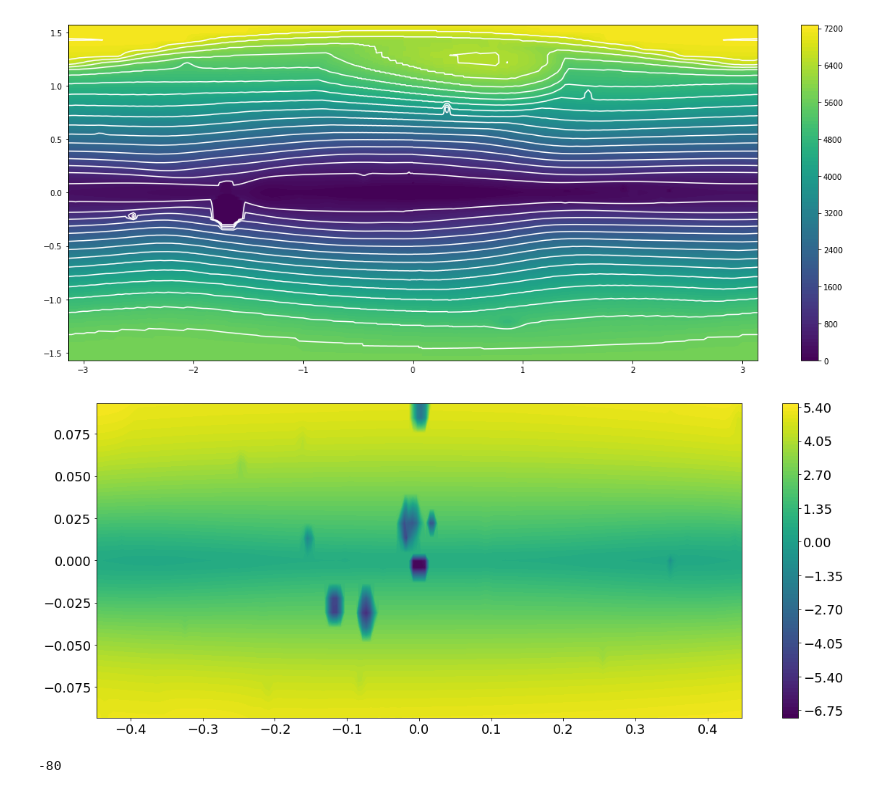
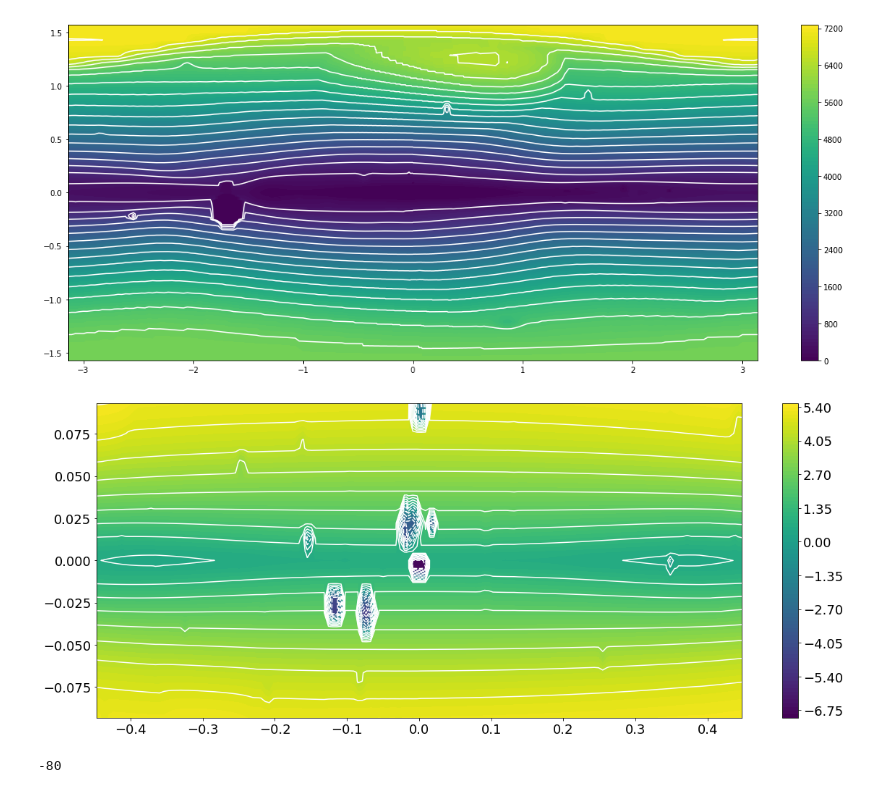
Before and after one commit to bbrzycki/scintillation_map, a Jupyter notebook: scintillation_map.ipynb, the cells around one changed output. Drawn from its saved outputs; the diff is of its cells as text; code cells hidden in the pictures.

```diff
--- a/scintillation_map.ipynb
+++ b/scintillation_map.ipynb
@@ -76,7 +76,7 @@ import numpy as np
 import pylab as plt
 from matplotlib import ticker, cm
 
-ra = np.linspace(-np.pi, np.pi, )
+ra = np.linspace(-np.pi, np.pi, 40)
 dec= np.linspace(-np.pi/2, np.pi/2, 20)
 X,Y = np.meshgrid(ra,dec)
 
@@ -84,7 +84,12 @@ fig = plt.figure(figsize=(12,8))
 # ax = plt.subplot(111, projection = 'mollweide')
 ax = plt.subplot(111, projection = 'aitoff')
 
-
+scint = np.empty((len(dec), len(ra)))
+for y in range(len(dec)):
+    for x in range(len(ra)):
+#         print(x, y)
+        output = subprocess.run(['./run_NE2001.pl', str(ra[x]*180/np.pi), str(dec[y]*180/np.pi), str(dist), '-1', 'SCINTIME'], stdout=subprocess.PIPE).stdout.decode('utf-8')
+        scint[y][x] = float(output.split()[2])
 
 # plt.grid(color='k')
 ax.contour(X,Y,scint,10,colors='k')
@@ -95,3 +102,26 @@ plt.show()
+# %%
+dists = [1, 4, 8, 12, 16, 20]
+ra = np.linspace(-np.pi, np.pi, 40)
+dec= np.linspace(-np.pi/2, np.pi/2, 20)
+X,Y = np.meshgrid(ra,dec)
+
+fig = plt.figure(figsize=(12,8))
+# ax = plt.subplot(111, projection = 'mollweide')
+ax = plt.subplot(111, projection = 'aitoff')
+
+scint = np.empty((len(dec), len(ra)))
+for y in range(len(dec)):
+    for x in range(len(ra)):
+#         print(x, y)
+        output = subprocess.run(['./run_NE2001.pl', str(ra[x]*180/np.pi), str(dec[y]*180/np.pi), str(dist), '-1', 'SCINTIME'], stdout=subprocess.PIPE).stdout.decode('utf-8')
+        scint[y][x] = float(output.split()[2])
+
+# plt.grid(color='k')
+ax.contour(X,Y,scint,10,colors='k')
+c = ax.contourf(X,Y,scint,100,locator=ticker.LogLocator(subs='auto',numticks=10))
+fig.colorbar(c)
+
+plt.show()
 # %%
 X.shape
 # %% [output]
@@ -526,26 +365,26 @@ plt.show()
 # %%
 fig = plt.figure(figsize=(20,8))
 ax = plt.subplot(111,)
 # ax = plt.subplot(111)
 
 # These index things
 y_start = 40
 y_stop = -40
 x_start = 90
 x_stop = -90
 x = X[y_start:y_stop, x_start:x_stop]
 y = Y[y_start:y_stop, x_start:x_stop]
 s = scint[y_start:y_stop, x_start:x_stop]
 # plt.grid(color='w')
 # ax.contour(X[22:-22, 90:-90],Y[22:-22, 90:-90],scint[22:-22, 90:-90],20,colors='w')
 # c = ax.contourf(X,Y,scint,1000,locator=ticker.LogLocator(subs='auto',numticks=10))
-# c = ax.contour(x, y, np.log(s),10, colors='w')
+c = ax.contour(x, y, np.log(s),20, colors='w')
 c = ax.contourf(x, y, np.log(s),100)
 fig.colorbar(c)
 
 plt.show()
 
 print((y_stop - y_start))
 # %% [output]
-[figure, old version]
+[figure, new version]
 -80
```
Also changed, not shown: parts of 4 cells of this notebook, 24 other files.
